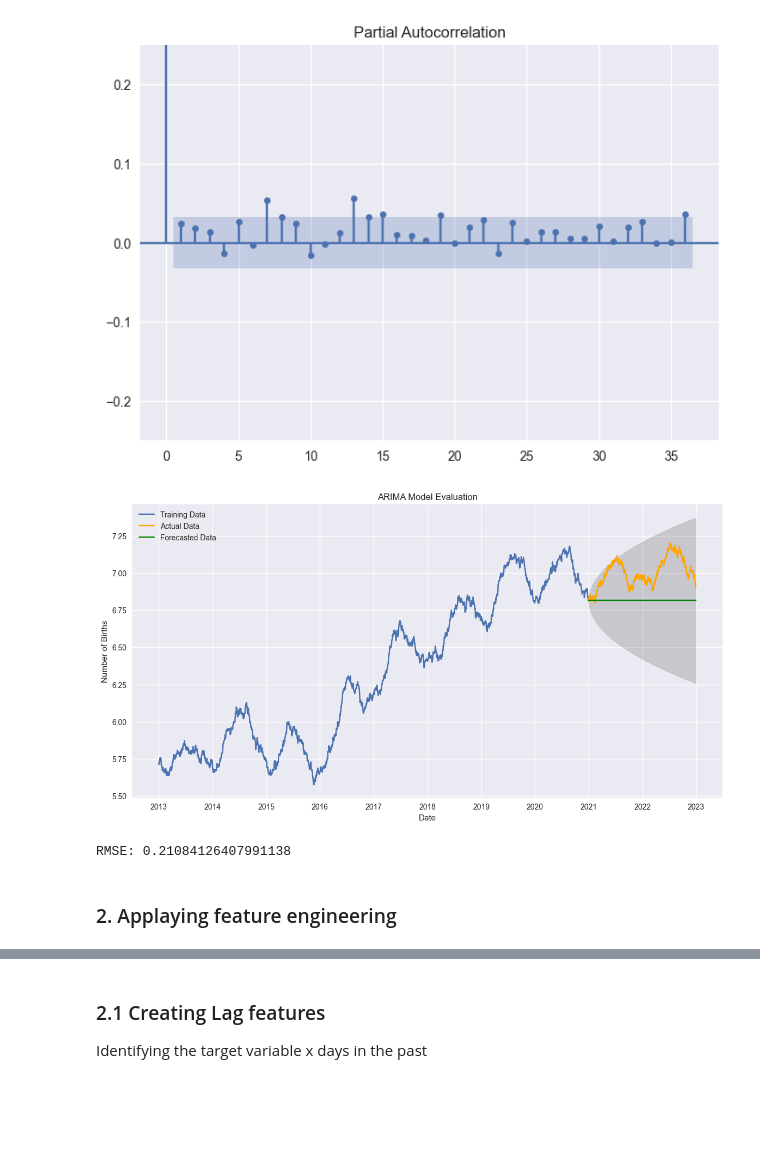
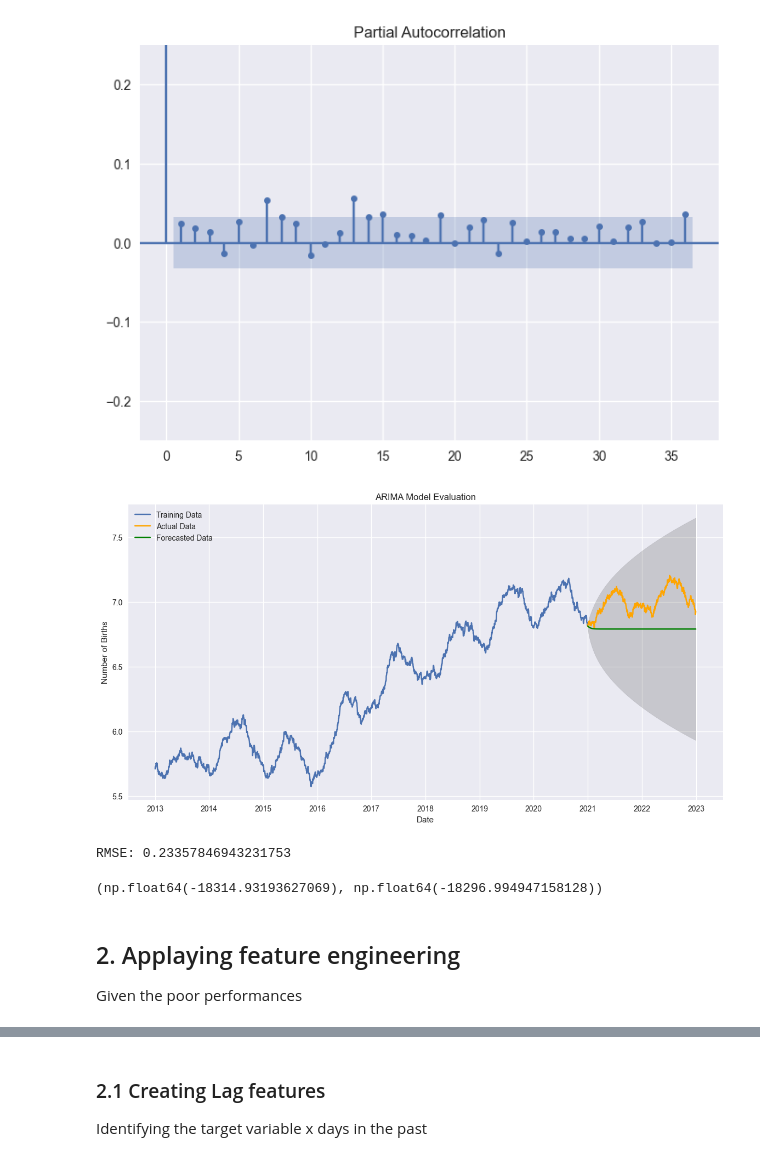
Before and after one commit to MatteoMazzon/expana_job_interview, a Jupyter notebook: assignment_expana_01.ipynb, the cells around one changed output, grey strips where cells are left out. Cells and saved outputs as stored; diff of their text form; code cells hidden in the pictures; blank space fills up the shorter version.

```diff
--- a/assignment_expana_01.ipynb
+++ b/assignment_expana_01.ipynb
@@ -161,8 +340,0 @@ Therefore to stabilize the variance, I'll apply the log transformation and plot
-# %%
-df_copy["Price_log"] = np.log(df_copy["Price"])
-
-# Plot the log-transformed prices
-plt.figure(figsize=(15, 6))  # Set figure size here
-sns.lineplot(data=df_copy, x=df_copy.index, y="Price_log")
-plt.title("Log-Transformed Price Over Time")
-plt.show()
@@ -263,37 +416,43 @@ plt.show()
 train_size = int(len(df_copy) * 0.8)
 train, test = df_copy[0:train_size], df_copy[train_size:len(df_copy)]
 # %%
-model = ARIMA(train['Price_log'], order=(0, 1, 0))
+model = ARIMA(train['Price_log'], order=(1, 1, 1))
 model_fit = model.fit()
 
 
 # Forecast on the test dataset
 test_forecast = model_fit.get_forecast(steps=len(test))
 test_forecast_series = pd.Series(test_forecast.predicted_mean, index=test.index)
 
 # Calculate the mean squared error
 mse = mean_squared_error(test['Price_log'], test_forecast_series)
 rmse = np.sqrt(mse)
 
 # Create a plot to compare the forecast with the actual test data
 plt.figure(figsize=(14,7))
 plt.plot(train['Price_log'], label='Training Data')
 plt.plot(test['Price_log'], label='Actual Data', color='orange')
 plt.plot(test_forecast_series, label='Forecasted Data', color='green')
 plt.fill_between(test.index,
                  test_forecast.conf_int().iloc[:, 0],
                  test_forecast.conf_int().iloc[:, 1],
                  color='k', alpha=.15)
 plt.title('ARIMA Model Evaluation')
 plt.xlabel('Date')
 plt.ylabel('Number of Births')
 plt.legend()
 plt.show()
 
 print('RMSE:', rmse)
 # %% [output]
-[figure, old version]
+[figure, new version]
-RMSE: 0.21084126407991138
+RMSE: 0.23357846943231753
+# %%
+model_fit.aic, model_fit.bic
+# %% [output]
+(np.float64(-18314.93193627069), np.float64(-18296.994947158128))
 # %% [markdown]
-### 2. Applaying feature engineering
+## 2. Applaying feature engineering
+
+Given the poor performances
 # %%
```
Also changed, not shown: parts of 46 cells of this notebook.
